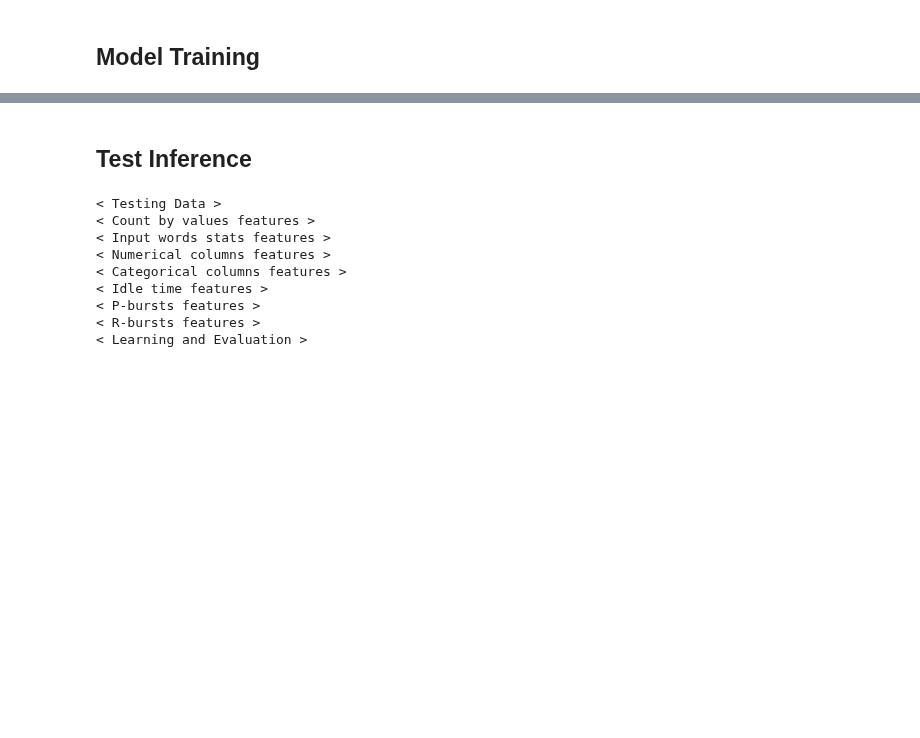
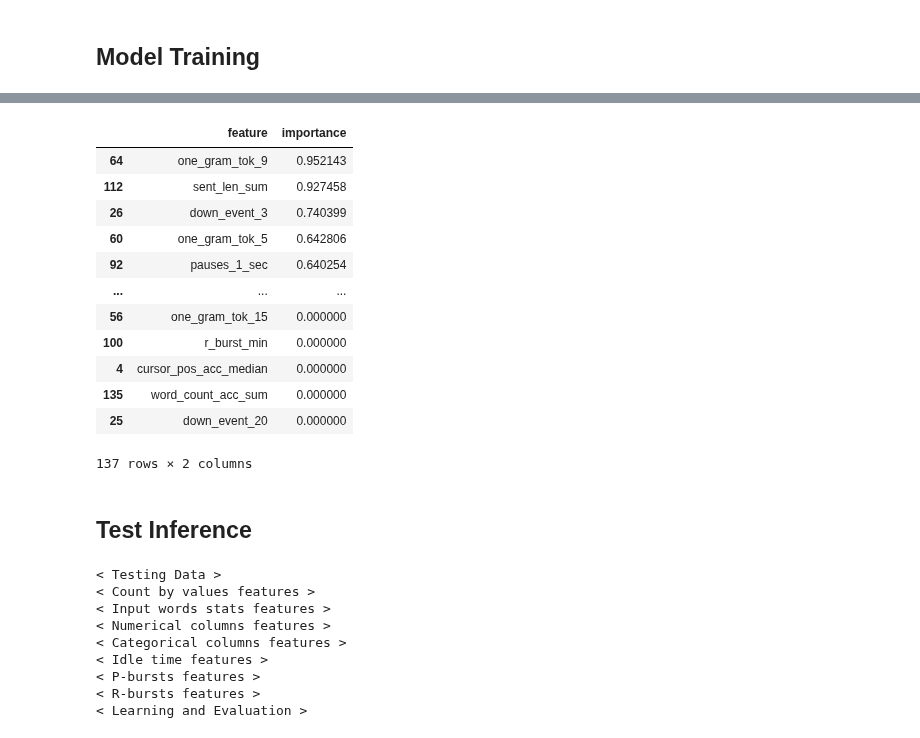
Before and after one commit to uallende/linking_writing_quality, a Jupyter notebook: feature_selection.ipynb, the cells around one changed output, grey strips where cells are left out. Saved outputs shown, nothing was run; the diff lists cells and outputs as text; code cells hidden in the pictures; blank space fills up the shorter version.

```diff
--- a/feature_selection.ipynb
+++ b/feature_selection.ipynb
@@ -351,3 +434,19 @@ TypeError: LGBMRegressor.fit() got an unexpected keyword argument 'verbose'
+# %%
+average_importance
+# %% [output]
+|  | feature | importance |
+| 64 | one_gram_tok_9 | 0.952143 |
+| 112 | sent_len_sum | 0.927458 |
+| 26 | down_event_3 | 0.740399 |
+| 60 | one_gram_tok_5 | 0.642806 |
+| 92 | pauses_1_sec | 0.640254 |
+| ... | ... | ... |
+| 56 | one_gram_tok_15 | 0.000000 |
+| 100 | r_burst_min | 0.000000 |
+| 4 | cursor_pos_acc_median | 0.000000 |
+| 135 | word_count_acc_sum | 0.000000 |
+| 25 | down_event_20 | 0.000000 |
+137 rows × 2 columns
 # %% [markdown]
 ## Test Inference
 # %%
```
Also changed, not shown: parts of 9 cells of this notebook, 7 other files.
